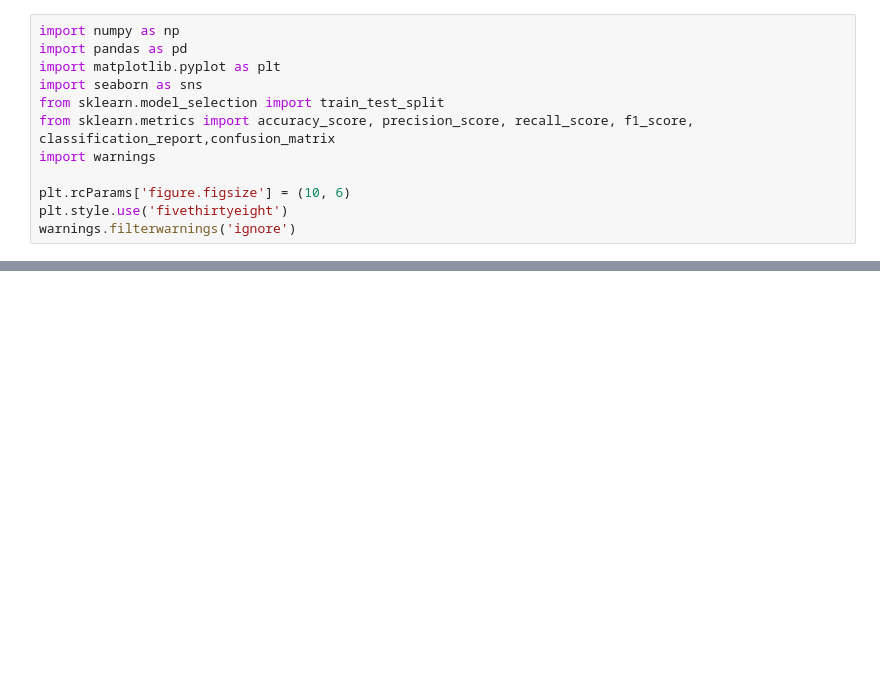
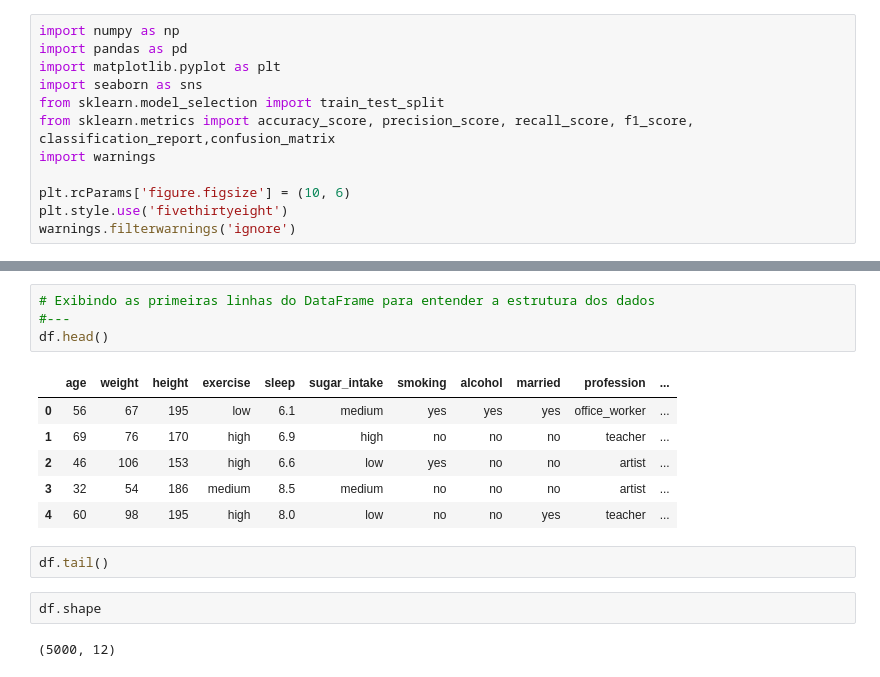
Before and after one commit to jpsvalentim/machine-learning-aplicado-a-saude, a Jupyter notebook: saude.ipynb, the cells around one changed output, grey strips where cells are left out. Saved outputs shown, nothing was run; the diff lists cells and outputs as text; blank space fills up the shorter version.

```diff
--- a/saude.ipynb
+++ b/saude.ipynb
@@ -47,0 +67,17 @@ warnings.filterwarnings('ignore')
+# %%
+# Exibindo as primeiras linhas do DataFrame para entender a estrutura dos dados
+#---
+df.head()
+# %% [output]
+|  | age | weight | height | exercise | sleep | sugar_intake | smoking | alcohol | married | profession | ... |
+| 0 | 56 | 67 | 195 | low | 6.1 | medium | yes | yes | yes | office_worker | ... |
+| 1 | 69 | 76 | 170 | high | 6.9 | high | no | no | no | teacher | ... |
+| 2 | 46 | 106 | 153 | high | 6.6 | low | yes | no | no | artist | ... |
+| 3 | 32 | 54 | 186 | medium | 8.5 | medium | no | no | no | artist | ... |
+| 4 | 60 | 98 | 195 | high | 8.0 | low | no | no | yes | teacher | ... |
+# %%
+df.tail()
+# %%
+df.shape
+# %% [output]
+(5000, 12)
```
Also changed, not shown: parts of 7 cells of this notebook.
